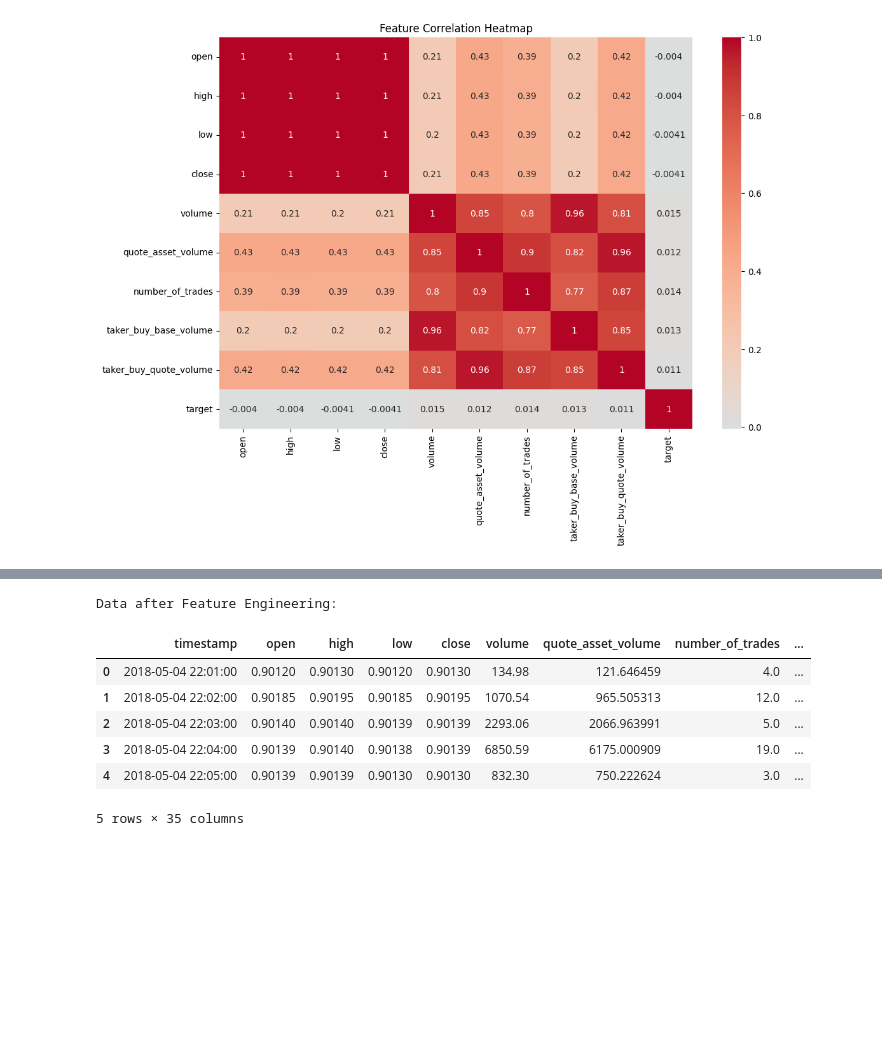
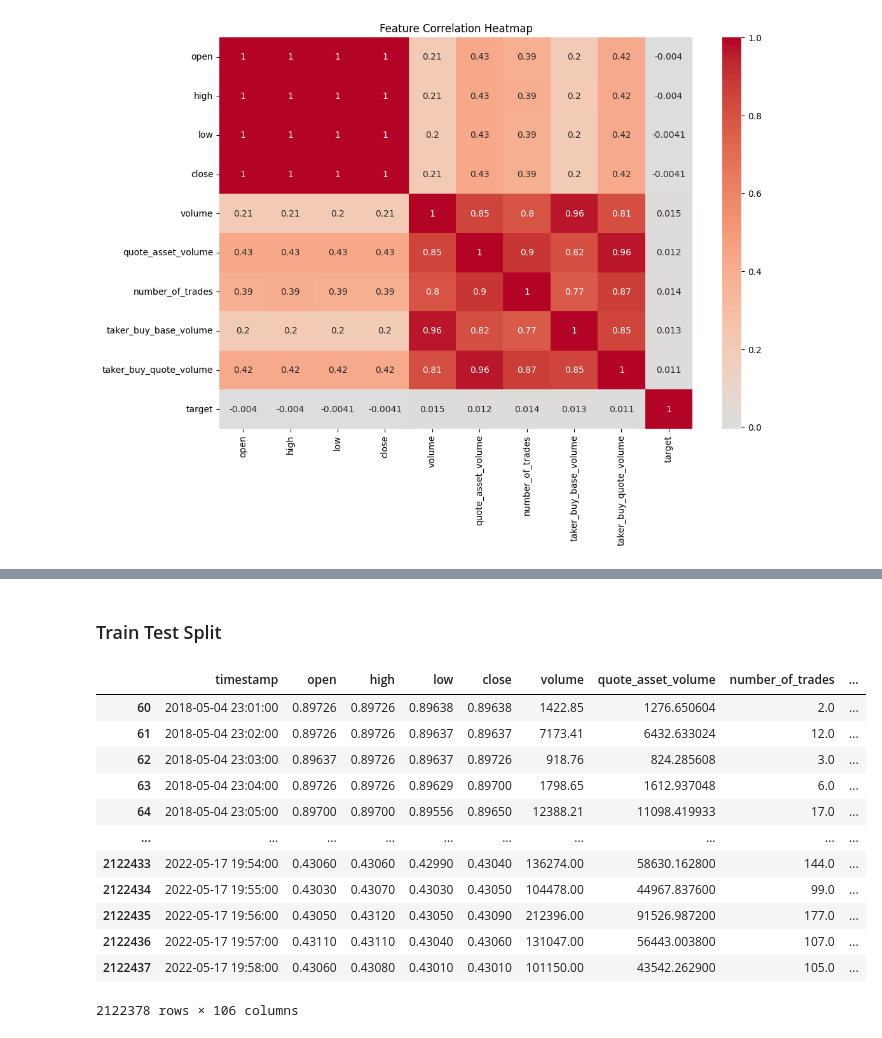
Before and after one commit to MichaelChenGithub/Directional-Forecasting-in-Cryptocurrencies, a Jupyter notebook: EDA.ipynb, the cells around one changed output, grey strips where cells are left out. Saved outputs shown, nothing was run; the diff lists cells and outputs as text; code cells hidden in the pictures; blank space fills up the shorter version.

```diff
--- a/EDA.ipynb
+++ b/EDA.ipynb
@@ -128,3 +379,21 @@ plt.show()
+# %% [markdown]
+### Train Test Split
+# %%
+features_df
+# %% [output]
+|  | timestamp | open | high | low | close | volume | quote_asset_volume | number_of_trades | ... |
+| 60 | 2018-05-04 23:01:00 | 0.89726 | 0.89726 | 0.89638 | 0.89638 | 1422.85 | 1276.650604 | 2.0 | ... |
+| 61 | 2018-05-04 23:02:00 | 0.89726 | 0.89726 | 0.89637 | 0.89637 | 7173.41 | 6432.633024 | 12.0 | ... |
+| 62 | 2018-05-04 23:03:00 | 0.89637 | 0.89726 | 0.89637 | 0.89726 | 918.76 | 824.285608 | 3.0 | ... |
+| 63 | 2018-05-04 23:04:00 | 0.89726 | 0.89726 | 0.89629 | 0.89700 | 1798.65 | 1612.937048 | 6.0 | ... |
+| 64 | 2018-05-04 23:05:00 | 0.89700 | 0.89700 | 0.89556 | 0.89650 | 12388.21 | 11098.419933 | 17.0 | ... |
+| ... | ... | ... | ... | ... | ... | ... | ... | ... | ... |
+| 2122433 | 2022-05-17 19:54:00 | 0.43060 | 0.43060 | 0.42990 | 0.43040 | 136274.00 | 58630.162800 | 144.0 | ... |
+| 2122434 | 2022-05-17 19:55:00 | 0.43030 | 0.43070 | 0.43030 | 0.43050 | 104478.00 | 44967.837600 | 99.0 | ... |
+| 2122435 | 2022-05-17 19:56:00 | 0.43050 | 0.43120 | 0.43050 | 0.43090 | 212396.00 | 91526.987200 | 177.0 | ... |
+| 2122436 | 2022-05-17 19:57:00 | 0.43110 | 0.43110 | 0.43040 | 0.43060 | 131047.00 | 56443.003800 | 107.0 | ... |
+| 2122437 | 2022-05-17 19:58:00 | 0.43060 | 0.43080 | 0.43010 | 0.43010 | 101150.00 | 43542.262900 | 105.0 | ... |
+2122378 rows × 106 columns
 # %%
 # 定義切分點，例如前80%作為訓練集
 split_ratio = 0.8
@@ -180,59 +404,0 @@ def engineer_features(df):
-# %%
-# Feature Engineering
-def engineer_features(df):
-    df = df.copy()
-
-    # Price-related Features
-    df['price_change'] = df['close'] - df['open']
-    df['price_change_pct'] = df['price_change'] / df['open']
-    df['price_range'] = df['high'] - df['low']
-    df['price_range_pct'] = df['price_range'] / df['open']
-
-    # Technical Indicators - RSI (Relative Strength Index)
-    for window in [3, 5, 10]:
-        delta = df['close'].diff()
-        gain = (delta.where(delta > 0, 0)).rolling(window=window).mean()
-        loss = (-delta.where(delta < 0, 0)).rolling(window=window).mean()
-        rs = gain / loss
-        df[f'rsi_{window}'] = 100 - (100 / (1 + rs))
-
-    # Technical Indicators - MACD (Moving Average Convergence Divergence)
-    exp1 = df['close'].ewm(span=12, adjust=False).mean()
-    exp2 = df['close'].ewm(span=26, adjust=False).mean()
-    df['macd_line'] = exp1 - exp2
-    df['macd_signal'] = df['macd_line'].ewm(span=9, adjust=False).mean()
-    df['macd_hist'] = df['macd_line'] - df['macd_signal']
-
-    # Volatility Indicators
-    df['hl_range'] = df['high'] - df['low']
-    df['hc_range'] = abs(df['high'] - df['close'].shift(1))
-    df['lc_range'] = abs(df['low'] - df['close'].shift(1))
-    df['true_range'] = pd.concat([df['hl_range'], df['hc_range'], df['lc_range']], axis=1).max(axis=1)
-
-    # Volume Features
-    df['volume_delta'] = df['volume'].diff()
-    for window in [5, 10, 20]:
-        df[f'volume_ma_{window}'] = df['volume'].rolling(window=window).mean()
-        df[f'volume_std_{window}'] = df['volume'].rolling(window=window).std()
-
-    # Market Microstructure Features
-    df['buy_pressure'] = df['taker_buy_base_volume'] / df['volume']
-    df['avg_trade_size'] = df['volume'] / df['number_of_trades']
-    df['price_impact'] = abs(df['close'] - df['open']) / df['volume']
-
-    return df
-
-# Execute Feature Engineering
-train_df_featured = engineer_features(train_df)
-val_df_featured = engineer_features(val_df)
-print("Data after Feature Engineering:")
-display(train_df_featured.head())
-# %% [output]
-Data after Feature Engineering:
-|  | timestamp | open | high | low | close | volume | quote_asset_volume | number_of_trades | ... |
-| 0 | 2018-05-04 22:01:00 | 0.90120 | 0.90130 | 0.90120 | 0.90130 | 134.98 | 121.646459 | 4.0 | ... |
-| 1 | 2018-05-04 22:02:00 | 0.90185 | 0.90195 | 0.90185 | 0.90195 | 1070.54 | 965.505313 | 12.0 | ... |
-| 2 | 2018-05-04 22:03:00 | 0.90140 | 0.90140 | 0.90139 | 0.90139 | 2293.06 | 2066.963991 | 5.0 | ... |
-| 3 | 2018-05-04 22:04:00 | 0.90139 | 0.90140 | 0.90138 | 0.90139 | 6850.59 | 6175.000909 | 19.0 | ... |
-| 4 | 2018-05-04 22:05:00 | 0.90139 | 0.90139 | 0.90130 | 0.90130 | 832.30 | 750.222624 | 3.0 | ... |
-5 rows × 35 columns
```
Also changed, not shown: parts of 31 cells of this notebook.
